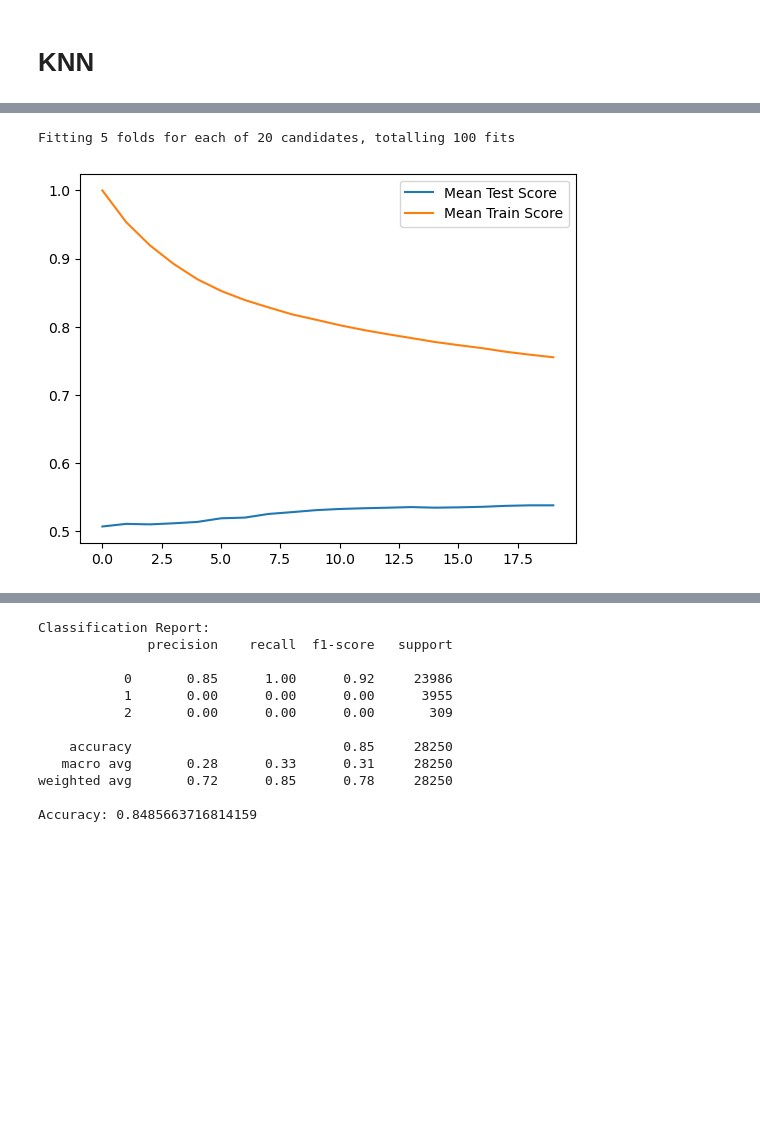
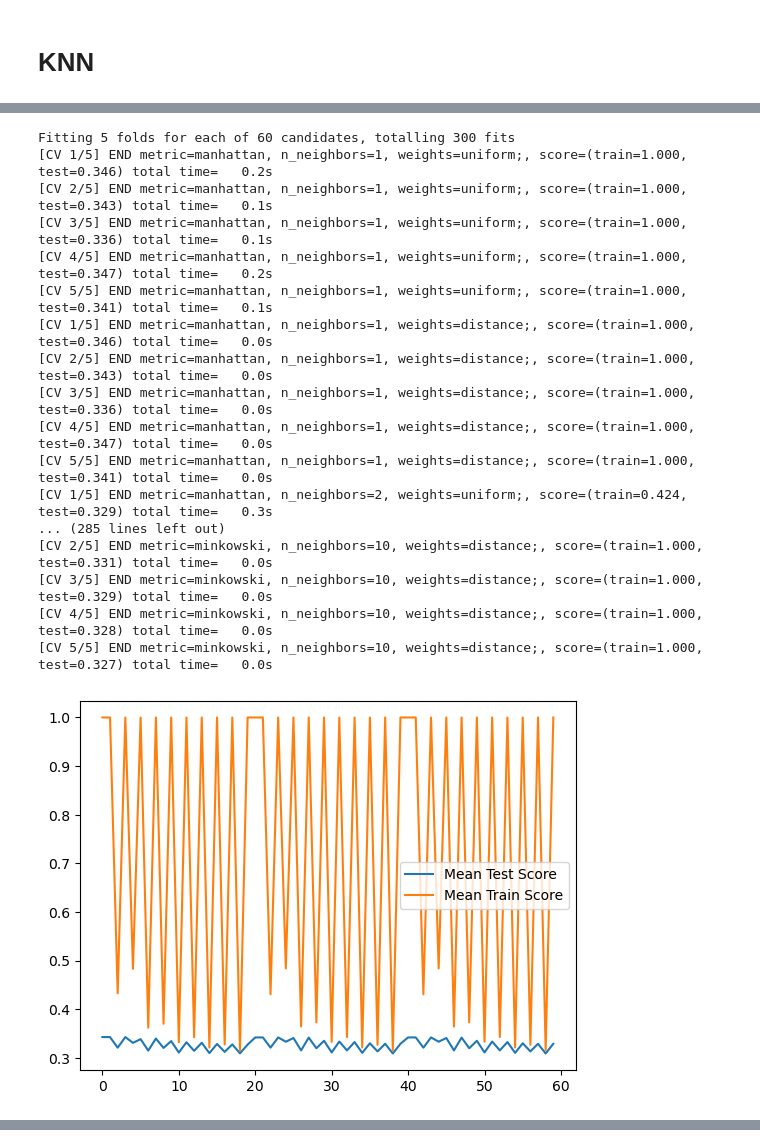
Before and after one commit to bassem931/Assignment-1, a Jupyter notebook: classification project/final/2014_classification.ipynb, the cells around one changed output, grey strips where cells are left out. Drawn from its saved outputs; the diff is of its cells as text; code cells hidden in the pictures; blank space fills up the shorter version.

```diff
--- a/classification project/final/2014_classification.ipynb
+++ b/classification project/final/2014_classification.ipynb
@@ -154,12 +237,15 @@ KeyboardInterrupt:
 from matplotlib import pyplot as plt
 from sklearn.decomposition import PCA
 from sklearn.model_selection import train_test_split
-from sklearn.neighbors import KNeighborsClassifier # Import KNeighborsClassifier instead of GaussianNB
-from sklearn.metrics import accuracy_score,confusion_matrix,classification_report
+from sklearn.neighbors import KNeighborsClassifier
+from sklearn.metrics import accuracy_score,confusion_matrix,classification_report,roc_auc_score
 import seaborn as sns
 import numpy as np
-from sklearn.model_selection import GridSearchCV
+from sklearn.model_selection import GridSearchCV,RandomizedSearchCV
 import pandas as pd
+from warnings import simplefilter
+
+simplefilter(action='ignore', category=FutureWarning)
 
 # Load the dataset
 df= pd.read_csv('clean_2014.csv',index_col=0)
@@ -169,52 +255,73 @@ X = df.drop(['accident_severity_encoding','accident_index'], axis=1)
 y = df['accident_severity_encoding']
 
 # Split the data into training, cross validation and testing sets
-X_train, X_test, y_train, y_test = train_test_split(X, y, test_size=0.2, random_state=0)
-X_train, X_cv, y_train, y_cv = train_test_split(X_train, y_train, test_size=0.25, random_state=0)
+X_train, X_test, y_train, y_test = train_test_split(X, y, test_size=0.2, random_state=0,shuffle=True,stratify=y)
+X_train, X_cv, y_train, y_cv = train_test_split(X_train, y_train, test_size=0.25, random_state=0,shuffle=True,stratify=y_train)
+
+pca = PCA(n_components=0.99)
+pca.fit(X)
+X_cv = pca.transform(X_cv)
+X_test = pca.transform(X_test)
+X_train = pca.transform(X_train)
 
 # Define the kNN model
-model = KNeighborsClassifier()
+model = KNeighborsClassifier(n_neighbors=4,weights='distance')
 
 # Define the parameter grid for GridSearchCV
 param_grid = {
-    'n_neighbors': range(1, 21)
+    'n_neighbors': range(1, 11),
+    'weights': ['uniform', 'distance'],
+    'metric': ['manhattan', 'euclidean', 'minkowski'],
 }
-
 # Create the GridSearchCV object
-grid_search = GridSearchCV(model, param_grid,scoring="roc_auc_ovo_weighted",verbose=1,return_train_score=True,refit=True)
-
+grid_search = GridSearchCV(model, param_grid,scoring="f1_macro",verbose=3,return_train_score=True,refit=True)
 # Fit the GridSearchCV object on the cross validation data
 grid_search.fit(X_cv, y_cv)
-
 plt.plot(grid_search.cv_results_['mean_test_score'], label='Mean Test Score')
 plt.plot(grid_search.cv_results_['mean_train_score'], label='Mean Train Score')
 plt.legend()
 plt.show()
-
 # Get the best model from GridSearchCV
 best_model = grid_search.best_estimator_
-
 print(best_model)
 
 # Fit the best model on the training data
 best_model.fit(X_train, y_train)
 
 # Make predictions on the testing data
 y_pred = best_model.predict(X_test)
+
+print(roc_auc_score(y_test,best_model.predict_proba(X_test),average='weighted',multi_class='ovo'))
 
 result = confusion_matrix(y_test, y_pred)
 class_report = classification_report(y_test, y_pred)
 print("Classification Report:",)
 print (class_report)
 accuracy = accuracy_score(y_test,y_pred)
 print("Accuracy:",accuracy)
 
 # Create confusion matrix
 cm = confusion_matrix(y_test,y_pred,normalize='all')
 sns.heatmap(cm*100,cmap='Blues',annot=True)
 plt.xlabel('Predicted')
 plt.ylabel('original')
 plt.show()
 # %% [output]
-Fitting 5 folds for each of 20 candidates, totalling 100 fits
+Fitting 5 folds for each of 60 candidates, totalling 300 fits
+[CV 1/5] END metric=manhattan, n_neighbors=1, weights=uniform;, score=(train=1.000, test=0.346) total time=   0.2s
+[CV 2/5] END metric=manhattan, n_neighbors=1, weights=uniform;, score=(train=1.000, test=0.343) total time=   0.1s
+[CV 3/5] END metric=manhattan, n_neighbors=1, weights=uniform;, score=(train=1.000, test=0.336) total time=   0.1s
+[CV 4/5] END metric=manhattan, n_neighbors=1, weights=uniform;, score=(train=1.000, test=0.347) total time=   0.2s
+[CV 5/5] END metric=manhattan, n_neighbors=1, weights=uniform;, score=(train=1.000, test=0.341) total time=   0.1s
+[CV 1/5] END metric=manhattan, n_neighbors=1, weights=distance;, score=(train=1.000, test=0.346) total time=   0.0s
+[CV 2/5] END metric=manhattan, n_neighbors=1, weights=distance;, score=(train=1.000, test=0.343) total time=   0.0s
+[CV 3/5] END metric=manhattan, n_neighbors=1, weights=distance;, score=(train=1.000, test=0.336) total time=   0.0s
+[CV 4/5] END metric=manhattan, n_neighbors=1, weights=distance;, score=(train=1.000, test=0.347) total time=   0.0s
+[CV 5/5] END metric=manhattan, n_neighbors=1, weights=distance;, score=(train=1.000, test=0.341) total time=   0.0s
+[CV 1/5] END metric=manhattan, n_neighbors=2, weights=uniform;, score=(train=0.424, test=0.329) total time=   0.3s
+... (285 lines left out)
+[CV 2/5] END metric=minkowski, n_neighbors=10, weights=distance;, score=(train=1.000, test=0.331) total time=   0.0s
+[CV 3/5] END metric=minkowski, n_neighbors=10, weights=distance;, score=(train=1.000, test=0.329) total time=   0.0s
+[CV 4/5] END metric=minkowski, n_neighbors=10, weights=distance;, score=(train=1.000, test=0.328) total time=   0.0s
+[CV 5/5] END metric=minkowski, n_neighbors=10, weights=distance;, score=(train=1.000, test=0.327) total time=   0.0s
-[figure, old version]
+[figure, new version]
@@ -222,12 +341,0 @@ KNeighborsClassifier(n_neighbors=19)
-Classification Report:
-              precision    recall  f1-score   support
-
-           0       0.85      1.00      0.92     23986
-           1       0.00      0.00      0.00      3955
-           2       0.00      0.00      0.00       309
-
-    accuracy                           0.85     28250
-   macro avg       0.28      0.33      0.31     28250
-weighted avg       0.72      0.85      0.78     28250
-
-Accuracy: 0.8485663716814159
```
Also changed, not shown: parts of 14 cells of this notebook, 4 other files.
